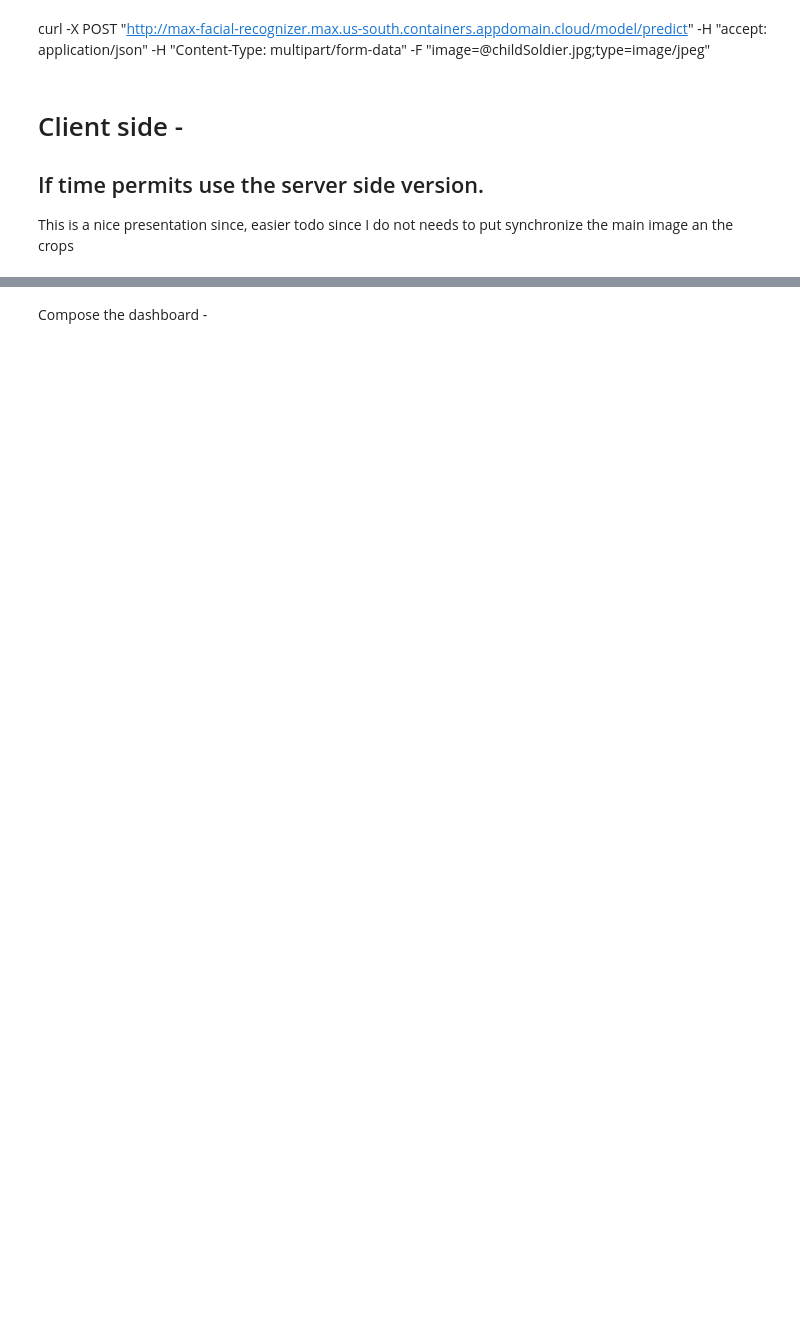
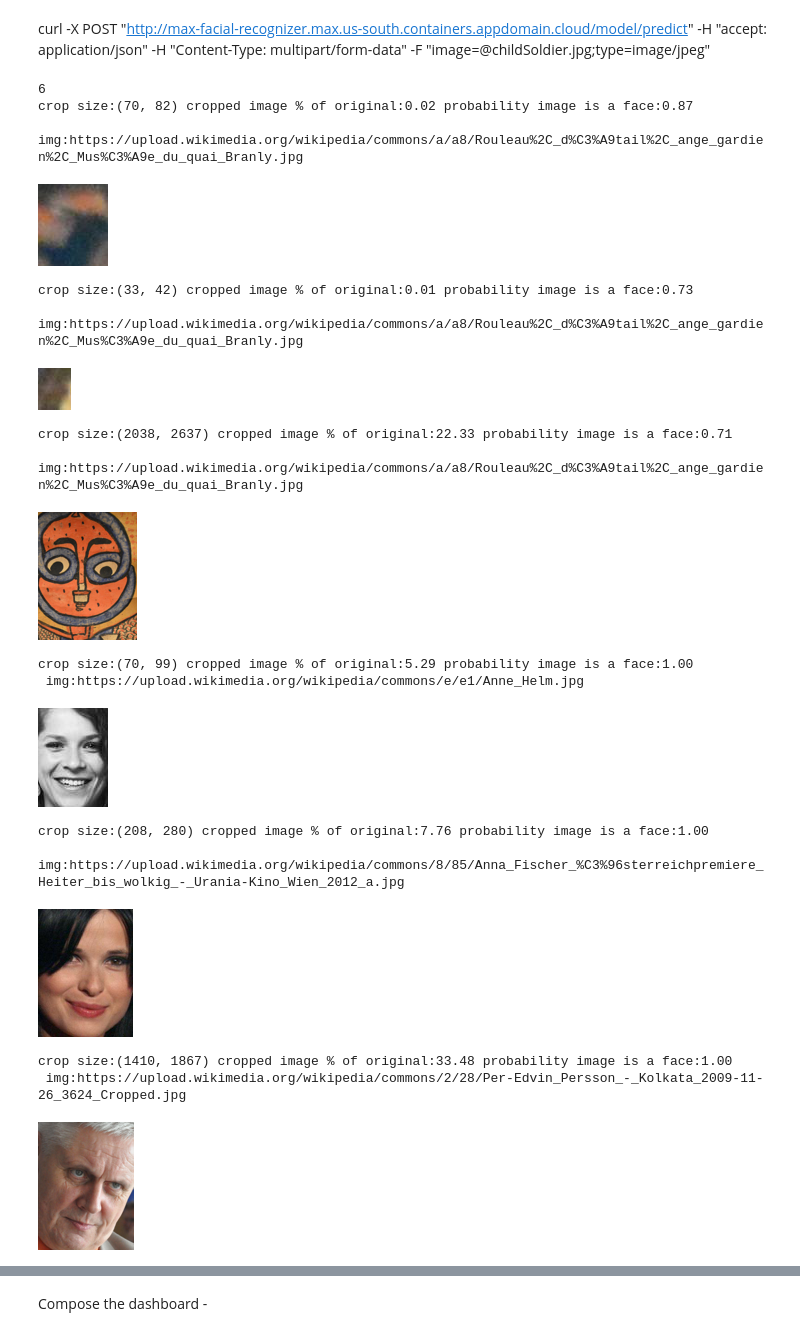
Before and after one commit to IBMStreams/sample.wikirecent, a Jupyter notebook: Juypter/ImgAnalysisTutor/imgAna_5.ipynb, the cells around one changed output, grey strips where cells are left out. Drawn from its saved outputs; the diff is of its cells as text; code cells hidden in the pictures; blank space fills up the shorter version.

```diff
--- a/Juypter/ImgAnalysisTutor/imgAna_5.ipynb
+++ b/Juypter/ImgAnalysisTutor/imgAna_5.ipynb
@@ -1114,7 +933,7 @@ for each potential face consisting of the
 - - bytes_PIL_b64 : binary image version of found image
 - - detection_box : region within the original image the face was detected
 # %%
-_view = instance.get_views(name="facialImg")[0]
+_view = instance.get_views(name="faceImg")[0]
 _view.start_data_fetch()
 view_tuples = _view.fetch_tuples(max_tuples=100, timeout=10)
 # %%
@@ -1131,6 +972,2 @@ for tuple in view_tuples:
 # %% [markdown]
 curl -X POST "http://max-facial-recognizer.max.us-south.containers.appdomain.cloud/model/predict" -H  "accept: application/json" -H  "Content-Type: multipart/form-data" -F "image=@childSoldier.jpg;type=image/jpeg"
-# %% [markdown]
-# Client side -
-## If time permits use the server side version.
-This is a nice presentation since, easier todo since I do not needs to put synchronize the main image an the crops
@@ -1165,0 +974,37 @@ def region_emotion_(imgRegion):
+# %%
+_view = instance.get_views(name="faceEmotion")[0]
+_view.start_data_fetch()
+# %%
+view_tuples = _view.fetch_tuples(max_tuples=100, timeout=10)
+# %%
+print(len(view_tuples))
+for tuple in view_tuples:
+    bin64 = tuple['face']['bytes_PIL_b64']
+    cropImg = Image.open(io.BytesIO(base64.b64decode(bin64)))
+#cropImg = Image.open(io.BytesIO(res[0]['face']['bytes_PIL']))
+    print("crop size:{0} cropped image % of original:{3:.2f} probability image is a face:{1:.2f}\n img:{2}".format(cropImg.size,
+                                                                       tuple['face']['probability'],
+                                                                       tuple['img_desc'][0]['img'],
+                                                                       tuple['face']['image_percent']))
+    cropImg.thumbnail([128,128])
+    display(cropImg)
+# %% [output]
+6
+crop size:(70, 82) cropped image % of original:0.02 probability image is a face:0.87
+ img:https://upload.wikimedia.org/wikipedia/commons/a/a8/Rouleau%2C_d%C3%A9tail%2C_ange_gardien%2C_Mus%C3%A9e_du_quai_Branly.jpg
+[figure, added]
+crop size:(33, 42) cropped image % of original:0.01 probability image is a face:0.73
+ img:https://upload.wikimedia.org/wikipedia/commons/a/a8/Rouleau%2C_d%C3%A9tail%2C_ange_gardien%2C_Mus%C3%A9e_du_quai_Branly.jpg
+[figure, added]
+crop size:(2038, 2637) cropped image % of original:22.33 probability image is a face:0.71
+ img:https://upload.wikimedia.org/wikipedia/commons/a/a8/Rouleau%2C_d%C3%A9tail%2C_ange_gardien%2C_Mus%C3%A9e_du_quai_Branly.jpg
+[figure, added]
+crop size:(70, 99) cropped image % of original:5.29 probability image is a face:1.00
+ img:https://upload.wikimedia.org/wikipedia/commons/e/e1/Anne_Helm.jpg
+[figure, added]
+crop size:(208, 280) cropped image % of original:7.76 probability image is a face:1.00
+ img:https://upload.wikimedia.org/wikipedia/commons/8/85/Anna_Fischer_%C3%96sterreichpremiere_Heiter_bis_wolkig_-_Urania-Kino_Wien_2012_a.jpg
+[figure, added]
+crop size:(1410, 1867) cropped image % of original:33.48 probability image is a face:1.00
+ img:https://upload.wikimedia.org/wikipedia/commons/2/28/Per-Edvin_Persson_-_Kolkata_2009-11-26_3624_Cropped.jpg
+[figure, added]
```
Also changed, not shown: parts of 61 cells of this notebook, 1 other file.
